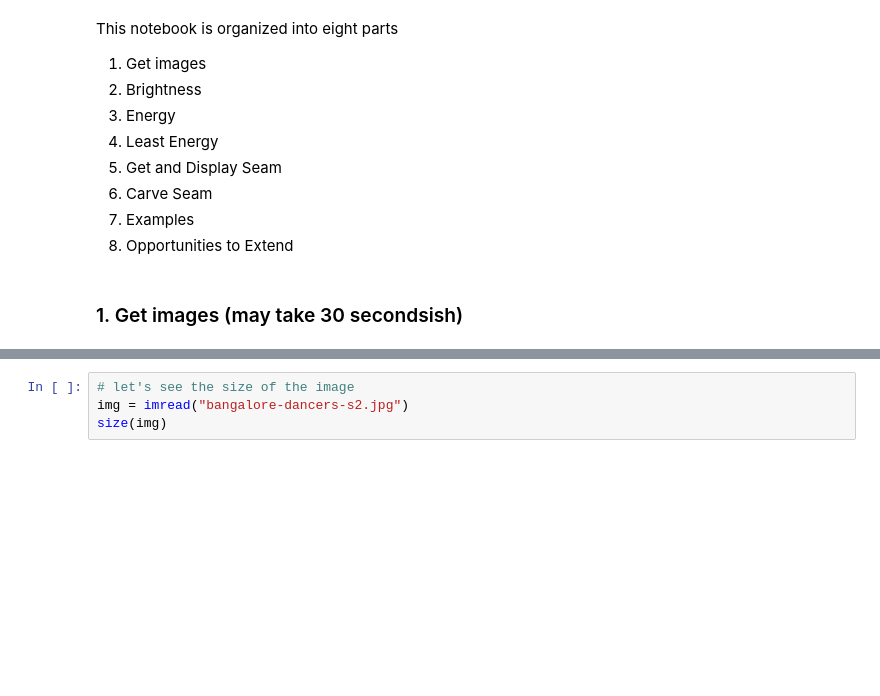
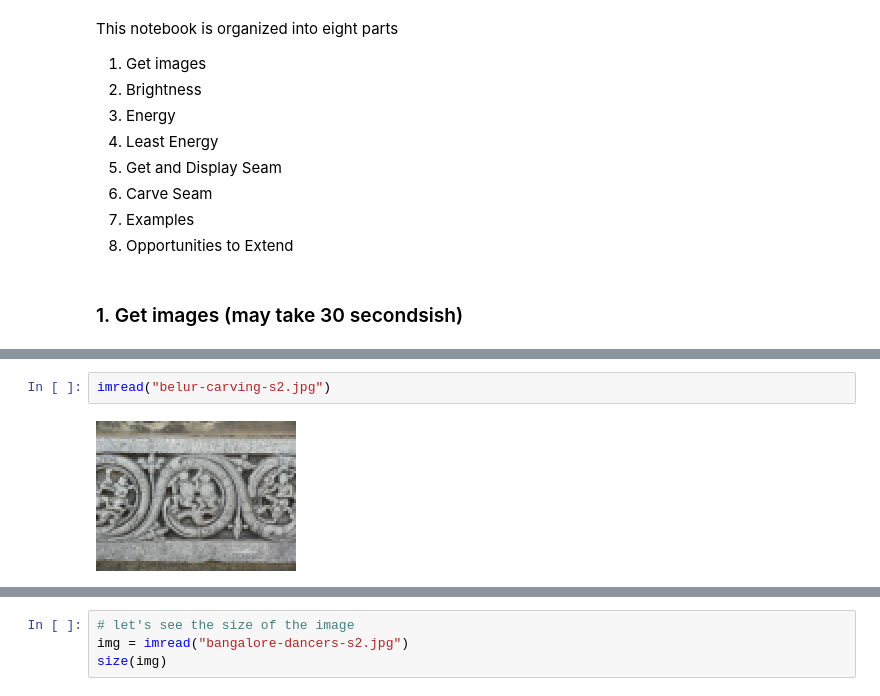
Before and after one commit to alanedelman/18.337_2015, a Jupyter notebook: Lecture04_0921/ImageSeam0.4.ipynb, the cells around one changed output, grey strips where cells are left out. Drawn from its saved outputs; the diff is of its cells as text; blank space fills up the shorter version.

```diff
--- a/Lecture04_0921/ImageSeam0.4.ipynb
+++ b/Lecture04_0921/ImageSeam0.4.ipynb
@@ -53,3 +50,7 @@ ErrorException:
+# %%
+imread("belur-carving-s2.jpg")
+# %% [output]
+[figure, added]
 # %%
 # Let's show off manipulate just because everyone likes it!
 using Interact
```
Also changed, not shown: parts of 11 cells of this notebook.
